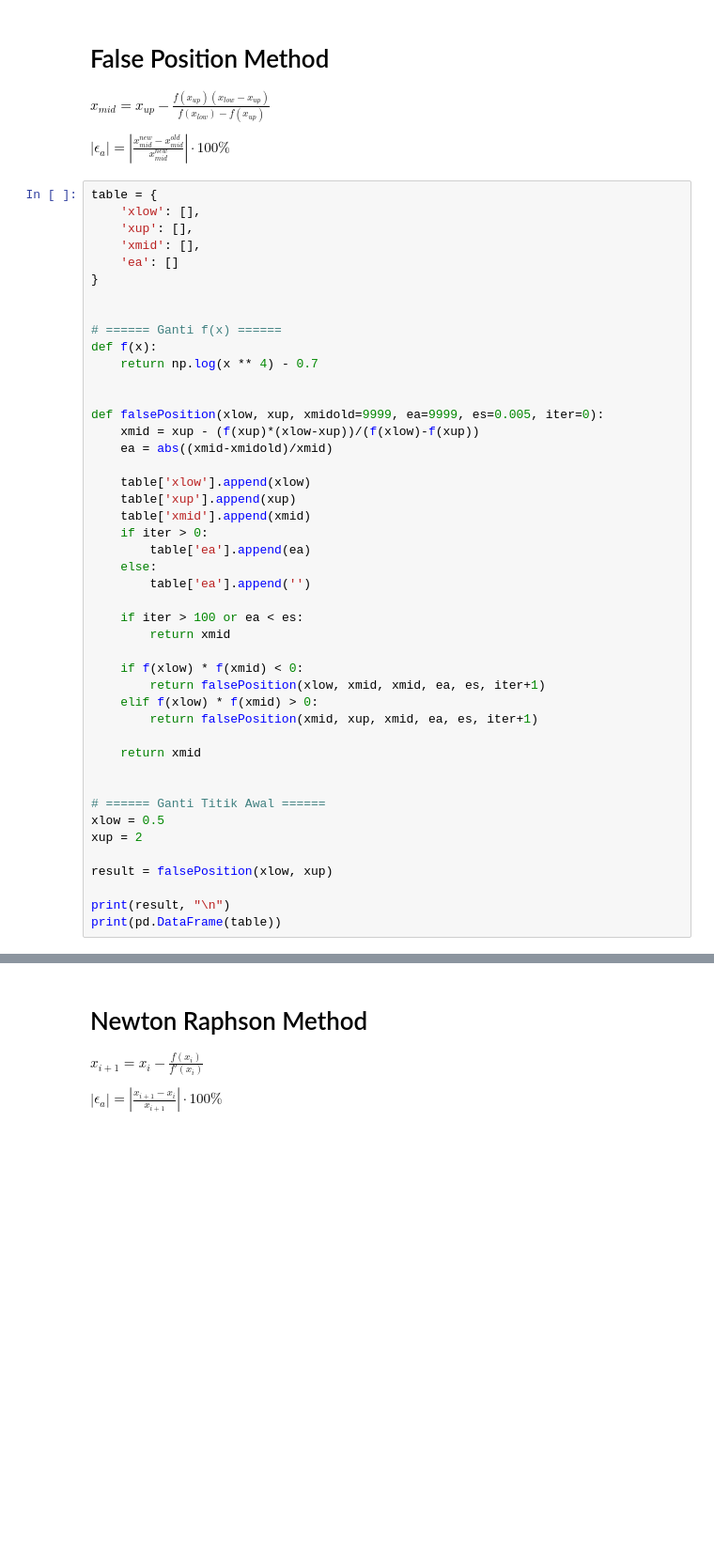
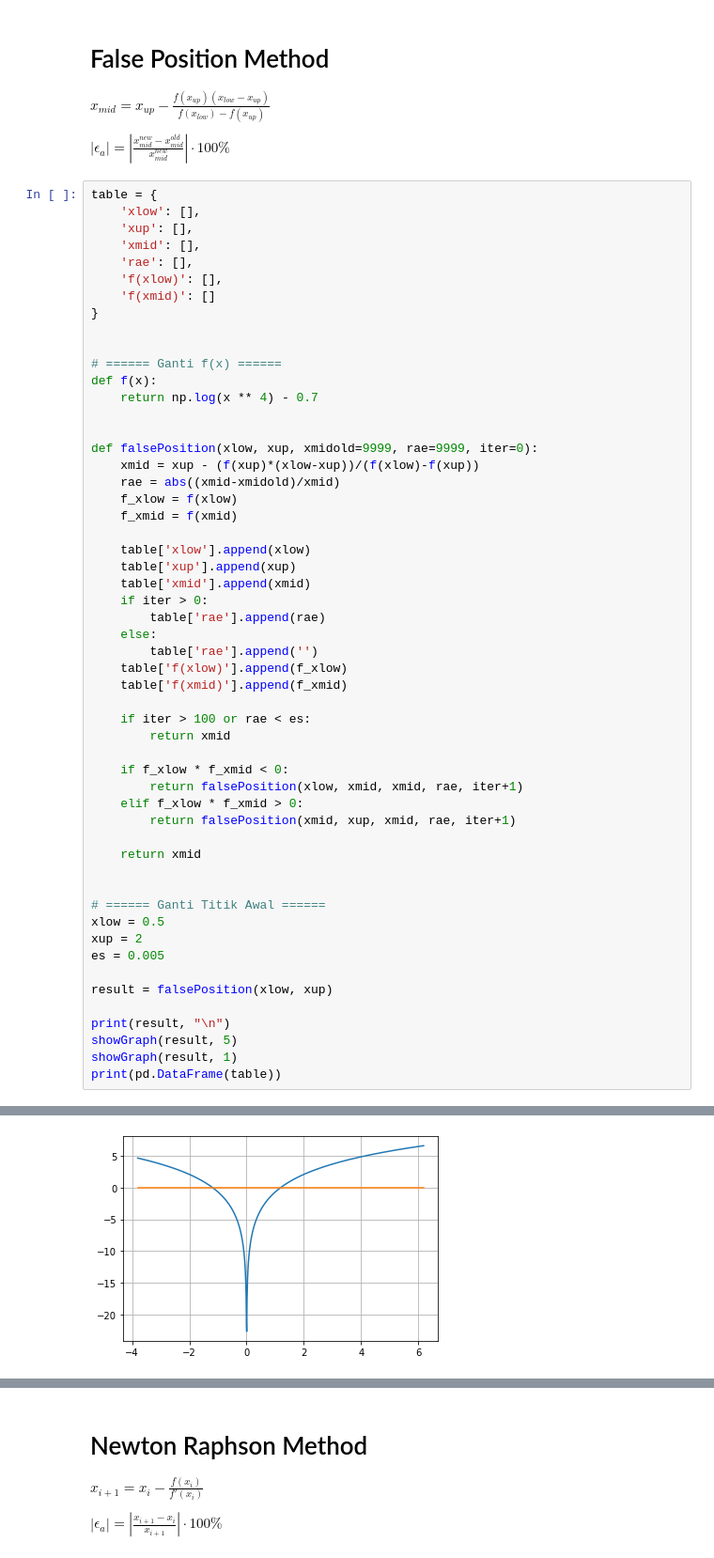
Before and after one commit to lutfiandri/numerical-methods-notebook, a Jupyter notebook: 01 - Root of Equation.ipynb, the cells around one changed output, grey strips where cells are left out. Shown: that part at 94% size. Cells and saved outputs as stored; diff of their text form; blank space fills up the shorter version.

```diff
--- a/01 - Root of Equation.ipynb
+++ b/01 - Root of Equation.ipynb
@@ -81,7 +103,9 @@ table = {
     'xlow': [],
     'xup': [],
     'xmid': [],
-    'ea': []
+    'rae': [],
+    'f(xlow)': [],
+    'f(xmid)': []
 }
 
 
@@ -90,25 +114,29 @@ def f(x):
     return np.log(x ** 4) - 0.7
 
 
-def falsePosition(xlow, xup, xmidold=9999, ea=9999, es=0.005, iter=0):
+def falsePosition(xlow, xup, xmidold=9999, rae=9999, iter=0):
     xmid = xup - (f(xup)*(xlow-xup))/(f(xlow)-f(xup))
-    ea = abs((xmid-xmidold)/xmid)
+    rae = abs((xmid-xmidold)/xmid)
+    f_xlow = f(xlow)
+    f_xmid = f(xmid)
 
     table['xlow'].append(xlow)
     table['xup'].append(xup)
     table['xmid'].append(xmid)
     if iter > 0:
-        table['ea'].append(ea)
+        table['rae'].append(rae)
     else:
-        table['ea'].append('')
+        table['rae'].append('')
+    table['f(xlow)'].append(f_xlow)
+    table['f(xmid)'].append(f_xmid)
 
-    if iter > 100 or ea < es:
+    if iter > 100 or rae < es:
         return xmid
 
-    if f(xlow) * f(xmid) < 0:
-        return falsePosition(xlow, xmid, xmid, ea, es, iter+1)
-    elif f(xlow) * f(xmid) > 0:
-        return falsePosition(xmid, xup, xmid, ea, es, iter+1)
+    if f_xlow * f_xmid < 0:
+        return falsePosition(xlow, xmid, xmid, rae, iter+1)
+    elif f_xlow * f_xmid > 0:
+        return falsePosition(xmid, xup, xmid, rae, iter+1)
 
     return xmid
 
@@ -116,10 +144,13 @@ def falsePosition(xlow, xup, xmidold=9999, ea=9999, es=0.005, iter=0):
 # ====== Ganti Titik Awal ======
 xlow = 0.5
 xup = 2
+es = 0.005
 
 result = falsePosition(xlow, xup)
 
 print(result, "\n")
+showGraph(result, 5)
+showGraph(result, 1)
 print(pd.DataFrame(table))
 # %% [output]
 1.1941246076484673
@@ -132,0 +157 @@ print(pd.DataFrame(table))
+[figure, added]
```
Also changed, not shown: parts of 5 cells of this notebook.
